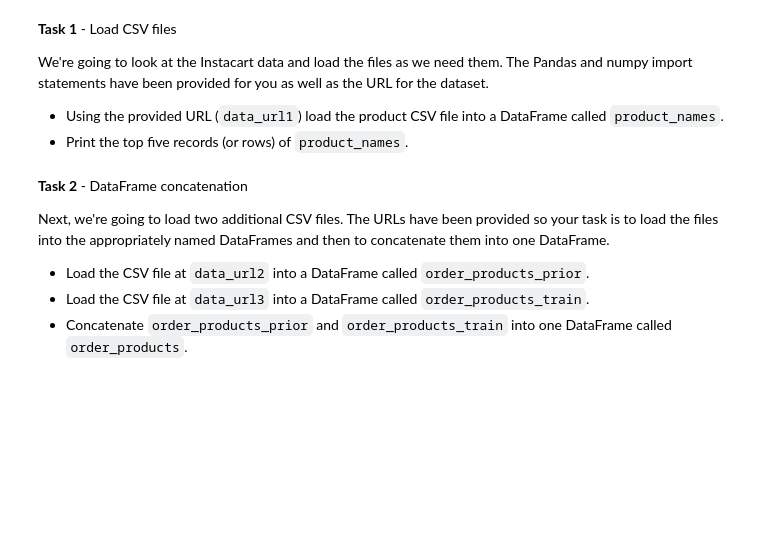
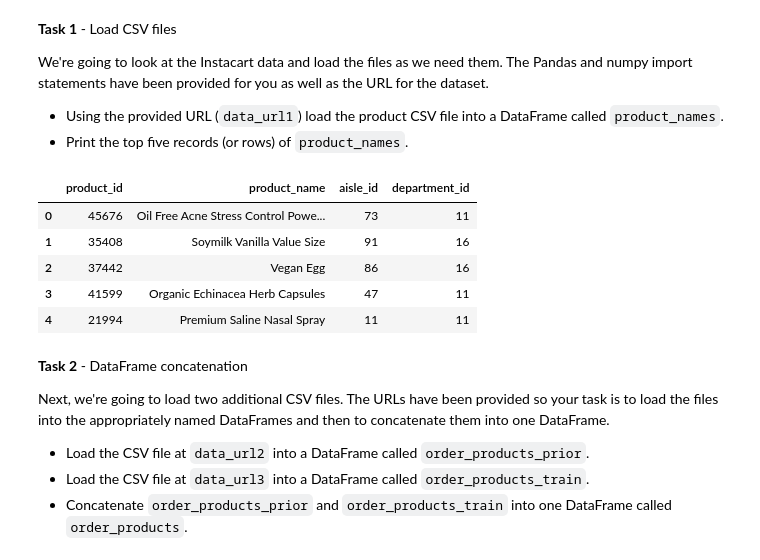
Before and after one commit to Vasanta2002/Sprint_1_git, a Jupyter notebook: module3-join-and-reshape-data/DS_113_Join_and_Reshape_Data_Assignment_AG.ipynb, the cells around one changed output. Cells and saved outputs as stored; diff of their text form; code cells hidden in the pictures; blank space fills up the shorter version.

```diff
--- a/module3-join-and-reshape-data/DS_113_Join_and_Reshape_Data_Assignment_AG.ipynb
+++ b/module3-join-and-reshape-data/DS_113_Join_and_Reshape_Data_Assignment_AG.ipynb
@@ -38,17 +38,24 @@ We're going to look at the Instacart data and load the files as we need them. Th
 # %%
 # Task 1
 
 # Imports
 import pandas as pd
 import numpy as np
 
 # Dataset URL
 data_url1 = 'https://raw.githubusercontent.com/bloominstituteoftechnology/data-science-practice-datasets/main/unit_1/Instacart_small/product_names_sm.csv'
 # YOUR CODE HERE
-pd.read
+product_names = pd.read_csv(data_url1)
 
 # View the DataFrame
 product_names.head()
+# %% [output]
+|  | product_id | product_name | aisle_id | department_id |
+| 0 | 45676 | Oil Free Acne Stress Control Powe... | 73 | 11 |
+| 1 | 35408 | Soymilk Vanilla Value Size | 91 | 16 |
+| 2 | 37442 | Vegan Egg | 86 | 16 |
+| 3 | 41599 | Organic Echinacea Herb Capsules | 47 | 11 |
+| 4 | 21994 | Premium Saline Nasal Spray | 11 | 11 |
 # %%
 # Task 1 - Test
 
```
Also changed, not shown: parts of 9 cells of this notebook.
